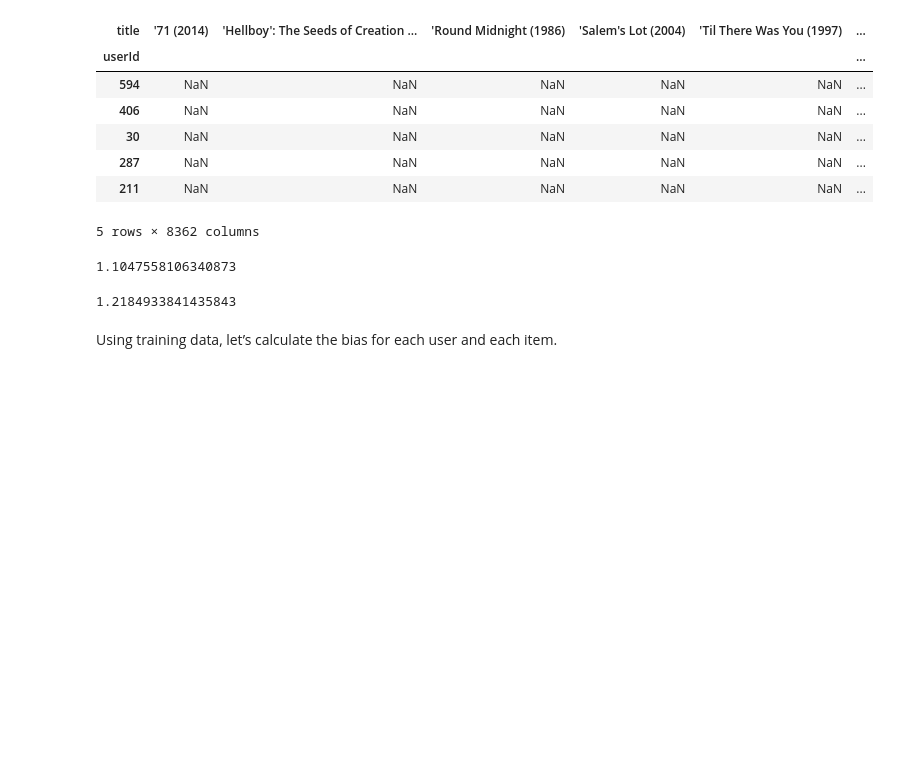
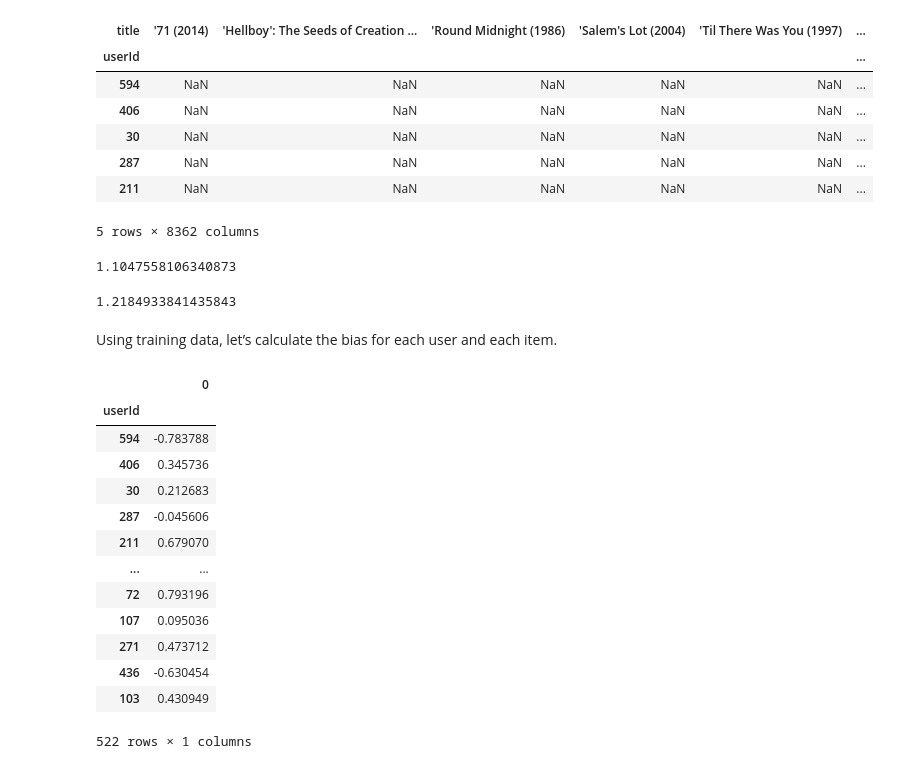
Before and after one commit to salma71/MSDS_SU2020, a Jupyter notebook: Basic_recommender_1.ipynb, the cells around one changed output. Drawn from its saved outputs; the diff is of its cells as text; code cells hidden in the pictures; blank space fills up the shorter version.

Commit message:
calculate user, movie bias

```diff
--- a/Basic_recommender_1.ipynb
+++ b/Basic_recommender_1.ipynb
@@ -192,3 +192,21 @@ test_rmse
 1.2184933841435843
 # %% [markdown]
  Using training data, let’s calculate the bias for each user and each item.
+# %%
+user_bias = pd.DataFrame((train.mean(axis=1, skipna=True) - raw_avg))
+user_bias
+# %% [output]
+|  | 0 |
+| userId |  |
+| 594 | -0.783788 |
+| 406 | 0.345736 |
+| 30 | 0.212683 |
+| 287 | -0.045606 |
+| 211 | 0.679070 |
+| ... | ... |
+| 72 | 0.793196 |
+| 107 | 0.095036 |
+| 271 | 0.473712 |
+| 436 | -0.630454 |
+| 103 | 0.430949 |
+522 rows × 1 columns
```
Also changed, not shown: parts of 1 cell of this notebook.
